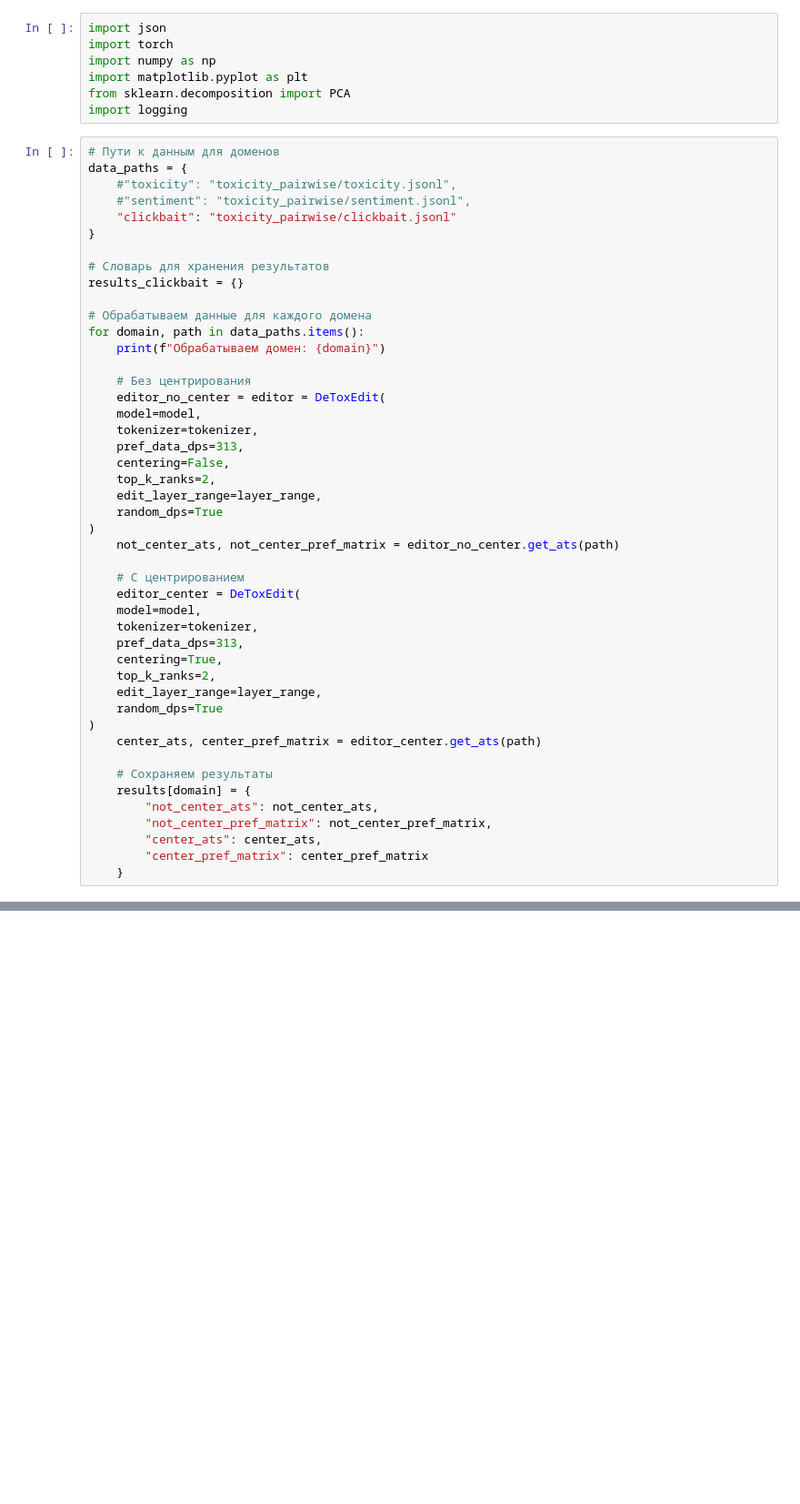
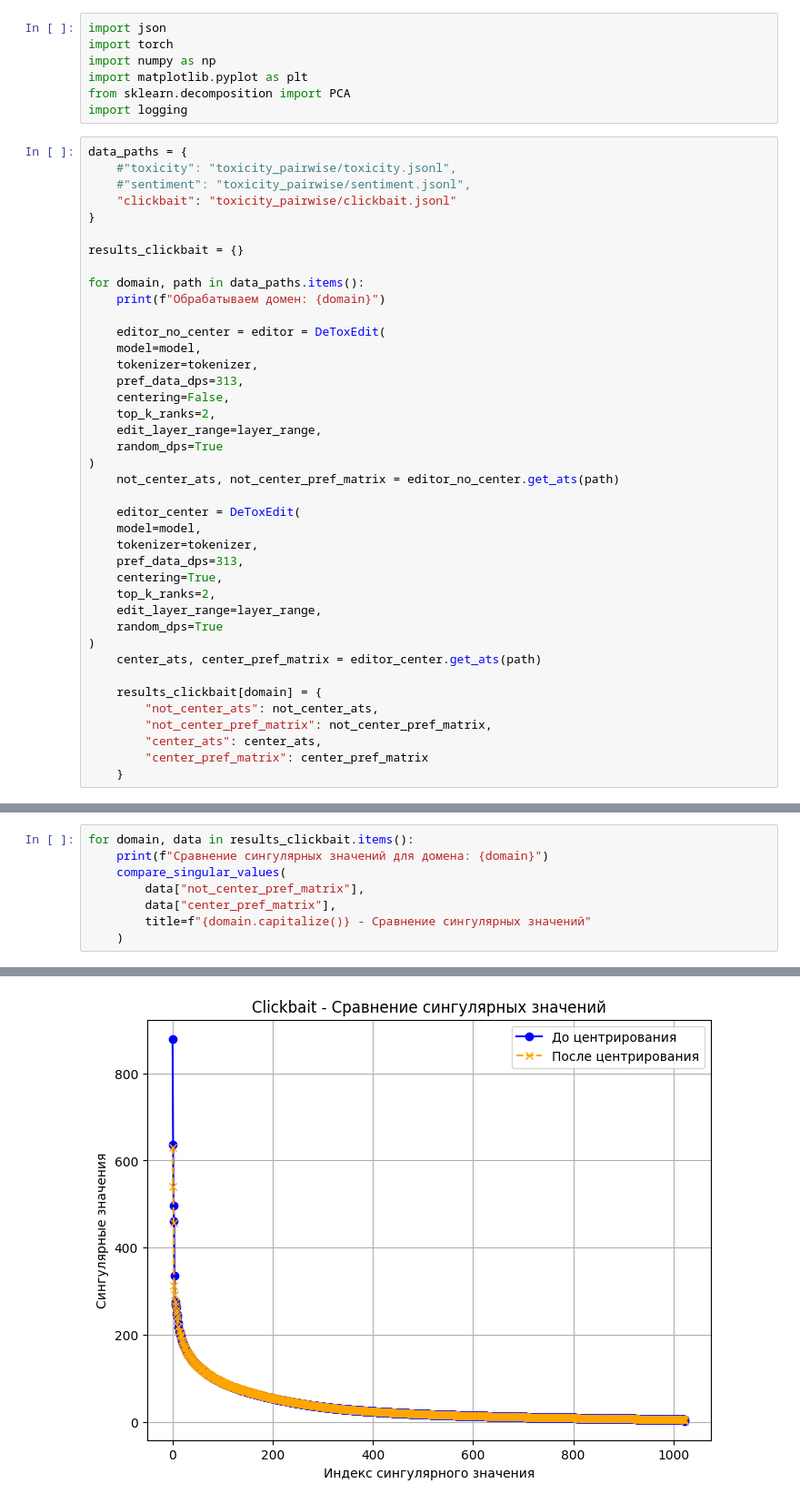
Before and after one commit to ellinaleshina/DetoxAI_NLA, a Jupyter notebook: PCA.ipynb, the cells around one changed output, grey strips where cells are left out. Shown at 91% size. Drawn from its saved outputs; the diff is of its cells as text; blank space fills up the shorter version.

```diff
--- a/PCA.ipynb
+++ b/PCA.ipynb
@@ -53,21 +48,17 @@ import matplotlib.pyplot as plt
 from sklearn.decomposition import PCA
 import logging
 # %%
-# Пути к данным для доменов
 data_paths = {
     #"toxicity": "toxicity_pairwise/toxicity.jsonl",
     #"sentiment": "toxicity_pairwise/sentiment.jsonl",
     "clickbait": "toxicity_pairwise/clickbait.jsonl"
 }
 
-# Словарь для хранения результатов
 results_clickbait = {}
 
-# Обрабатываем данные для каждого домена
 for domain, path in data_paths.items():
     print(f"Обрабатываем домен: {domain}")
 
-    # Без центрирования
     editor_no_center = editor = DeToxEdit(
     model=model,
     tokenizer=tokenizer,
@@ -79,7 +70,6 @@ for domain, path in data_paths.items():
 )
     not_center_ats, not_center_pref_matrix = editor_no_center.get_ats(path)
 
-    # С центрированием
     editor_center = DeToxEdit(
     model=model,
     tokenizer=tokenizer,
@@ -91,8 +81,7 @@ for domain, path in data_paths.items():
 )
     center_ats, center_pref_matrix = editor_center.get_ats(path)
 
-    # Сохраняем результаты
-    results[domain] = {
+    results_clickbait[domain] = {
         "not_center_ats": not_center_ats,
         "not_center_pref_matrix": not_center_pref_matrix,
         "center_ats": center_ats,
@@ -320,0 +275,9 @@ pca_visualize_multi_domains(
+# %%
+for domain, data in results_clickbait.items():
+    print(f"Сравнение сингулярных значений для домена: {domain}")
+    compare_singular_values(
+        data["not_center_pref_matrix"],
+        data["center_pref_matrix"],
+        title=f"{domain.capitalize()} - Сравнение сингулярных значений"
+    )
+# %% [output]
@@ -320,0 +285 @@ pca_visualize_multi_domains(
+[figure, added]
```
Also changed, not shown: parts of 29 cells of this notebook, 3 other files.
